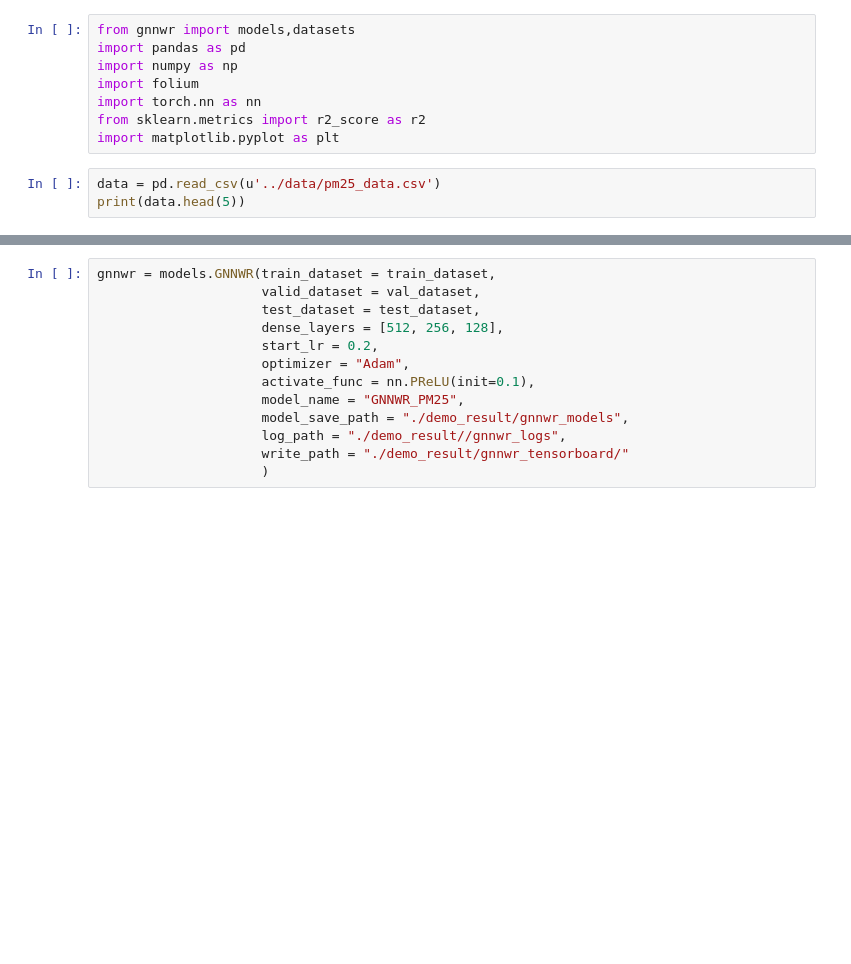
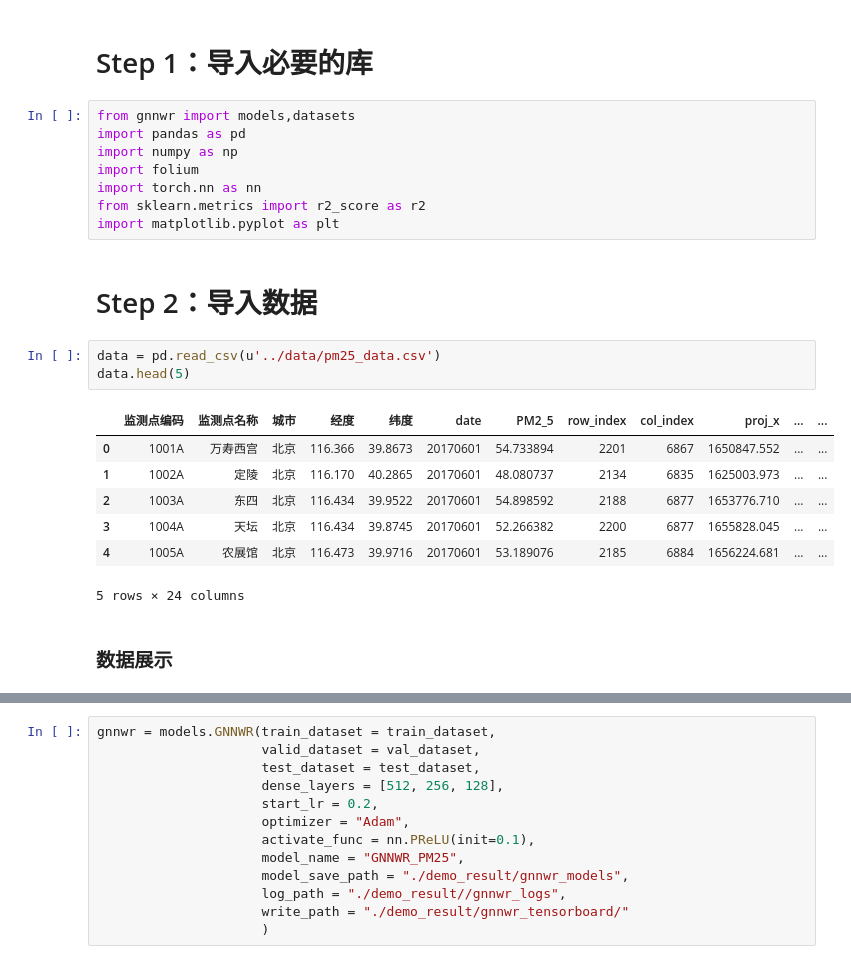
Before and after one commit to zjuwss/gnnwr, a Jupyter notebook: demo/demo_gnnwr.ipynb, the cells around one changed output, grey strips where cells are left out. Cells and saved outputs as stored; diff of their text form; blank space fills up the shorter version.

```diff
--- a/demo/demo_gnnwr.ipynb
+++ b/demo/demo_gnnwr.ipynb
@@ -1,3 +50,5 @@
+# %% [markdown]
+# Step 1：导入必要的库
 # %%
 from gnnwr import models,datasets
 import pandas as pd
@@ -6,9 +57,21 @@ import folium
 import torch.nn as nn
 from sklearn.metrics import r2_score as r2
 import matplotlib.pyplot as plt
+# %% [markdown]
+# Step 2：导入数据
 # %%
 data = pd.read_csv(u'../data/pm25_data.csv')
-print(data.head(5))
+data.head(5)
+# %% [output]
+|  | 监测点编码 | 监测点名称 | 城市 | 经度 | 纬度 | date | PM2_5 | row_index | col_index | proj_x | ... | ... |
+| 0 | 1001A | 万寿西宫 | 北京 | 116.366 | 39.8673 | 20170601 | 54.733894 | 2201 | 6867 | 1650847.552 | ... | ... |
+| 1 | 1002A | 定陵 | 北京 | 116.170 | 40.2865 | 20170601 | 48.080737 | 2134 | 6835 | 1625003.973 | ... | ... |
+| 2 | 1003A | 东四 | 北京 | 116.434 | 39.9522 | 20170601 | 54.898592 | 2188 | 6877 | 1653776.710 | ... | ... |
+| 3 | 1004A | 天坛 | 北京 | 116.434 | 39.8745 | 20170601 | 52.266382 | 2200 | 6877 | 1655828.045 | ... | ... |
+| 4 | 1005A | 农展馆 | 北京 | 116.473 | 39.9716 | 20170601 | 53.189076 | 2185 | 6884 | 1656224.681 | ... | ... |
+5 rows × 24 columns
+# %% [markdown]
+### 数据展示
 # %%
 lon_center,lat_center = data['经度'].mean(),data['纬度'].mean()
 map = folium.Map(location=[lat_center,lon_center],zoom_start=4,tiles = "Stamen Terrain")
```
Also changed, not shown: parts of 23 cells of this notebook, 2 other files.
